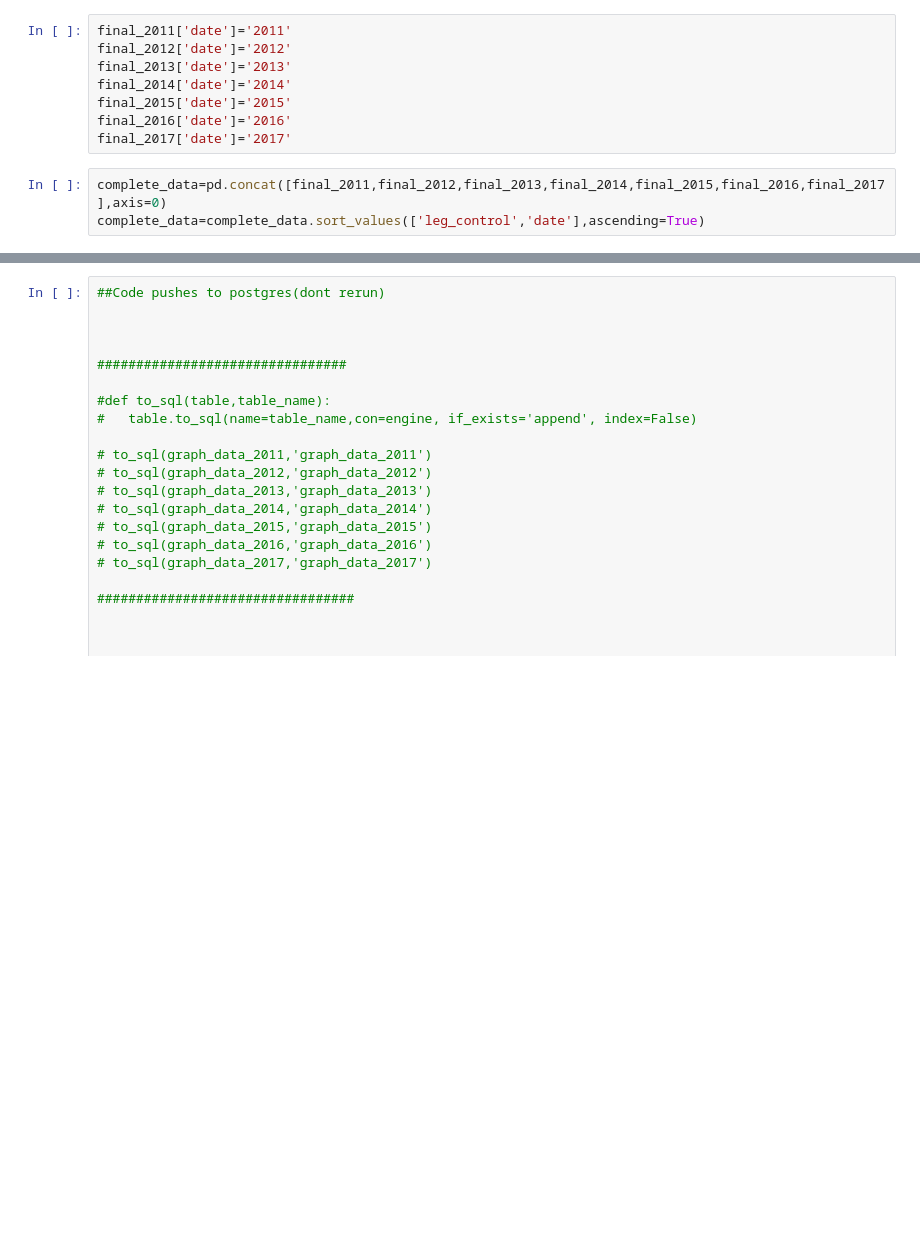
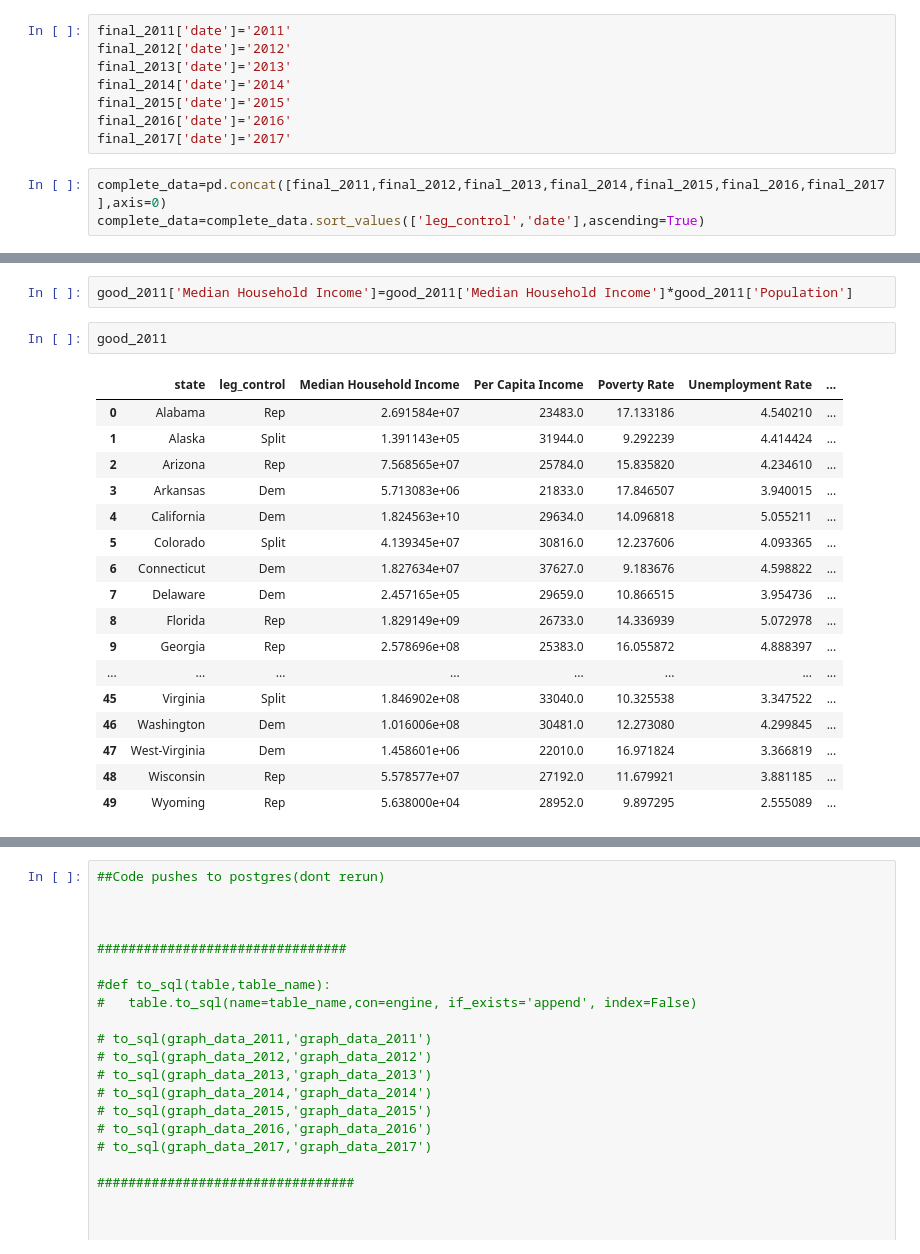
Before and after one commit to allamass95/project_2, a Jupyter notebook: jn/merging_tables.ipynb, the cells around one changed output, grey strips where cells are left out. Saved outputs shown, nothing was run; the diff lists cells and outputs as text; blank space fills up the shorter version.

```diff
--- a/jn/merging_tables.ipynb
+++ b/jn/merging_tables.ipynb
@@ -119,0 +380,22 @@ complete_data
+# %%
+good_2011['Median Household Income']=good_2011['Median Household Income']*good_2011['Population']
+# %%
+good_2011
+# %% [output]
+|  | state | leg_control | Median Household Income | Per Capita Income | Poverty Rate | Unemployment Rate | ... |
+| 0 | Alabama | Rep | 2.691584e+07 | 23483.0 | 17.133186 | 4.540210 | ... |
+| 1 | Alaska | Split | 1.391143e+05 | 31944.0 | 9.292239 | 4.414424 | ... |
+| 2 | Arizona | Rep | 7.568565e+07 | 25784.0 | 15.835820 | 4.234610 | ... |
+| 3 | Arkansas | Dem | 5.713083e+06 | 21833.0 | 17.846507 | 3.940015 | ... |
+| 4 | California | Dem | 1.824563e+10 | 29634.0 | 14.096818 | 5.055211 | ... |
+| 5 | Colorado | Split | 4.139345e+07 | 30816.0 | 12.237606 | 4.093365 | ... |
+| 6 | Connecticut | Dem | 1.827634e+07 | 37627.0 | 9.183676 | 4.598822 | ... |
+| 7 | Delaware | Dem | 2.457165e+05 | 29659.0 | 10.866515 | 3.954736 | ... |
+| 8 | Florida | Rep | 1.829149e+09 | 26733.0 | 14.336939 | 5.072978 | ... |
+| 9 | Georgia | Rep | 2.578696e+08 | 25383.0 | 16.055872 | 4.888397 | ... |
+| ... | ... | ... | ... | ... | ... | ... | ... |
+| 45 | Virginia | Split | 1.846902e+08 | 33040.0 | 10.325538 | 3.347522 | ... |
+| 46 | Washington | Dem | 1.016006e+08 | 30481.0 | 12.273080 | 4.299845 | ... |
+| 47 | West-Virginia | Dem | 1.458601e+06 | 22010.0 | 16.971824 | 3.366819 | ... |
+| 48 | Wisconsin | Rep | 5.578577e+07 | 27192.0 | 11.679921 | 3.881185 | ... |
+| 49 | Wyoming | Rep | 5.638000e+04 | 28952.0 | 9.897295 | 2.555089 | ... |
```
Also changed, not shown: parts of 25 cells of this notebook, 6 other files.
